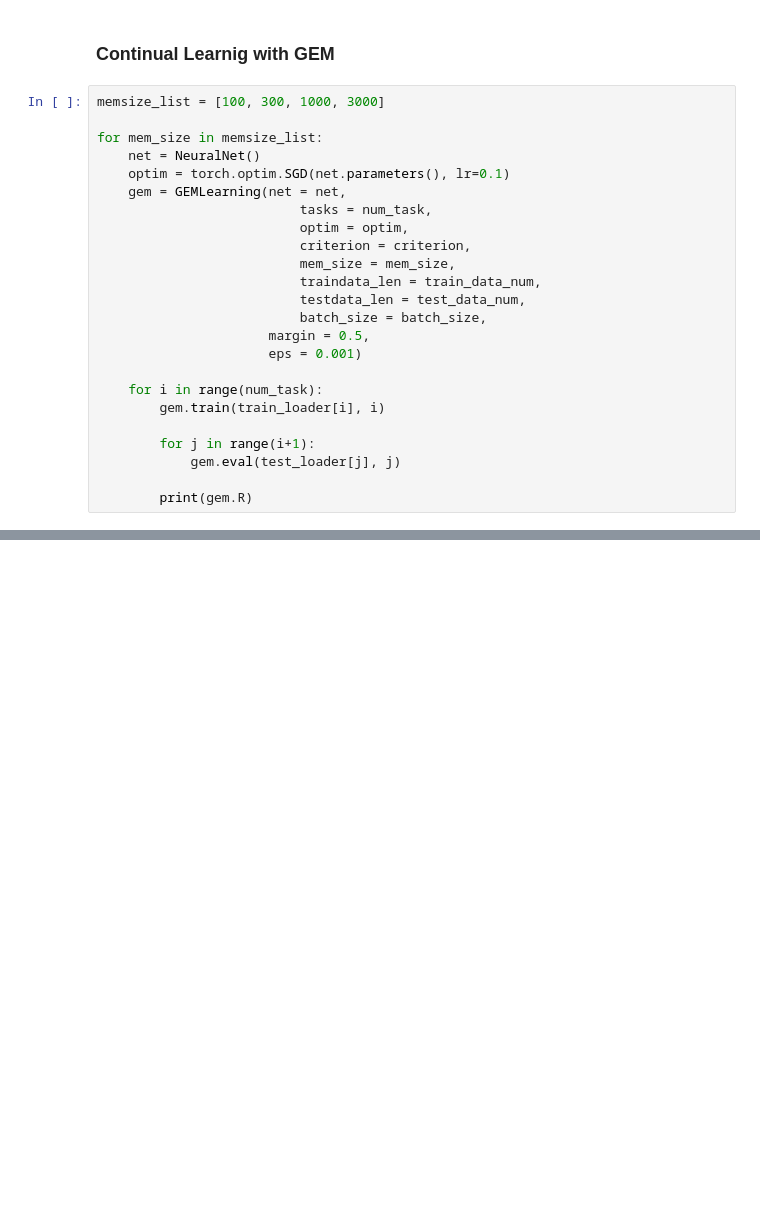
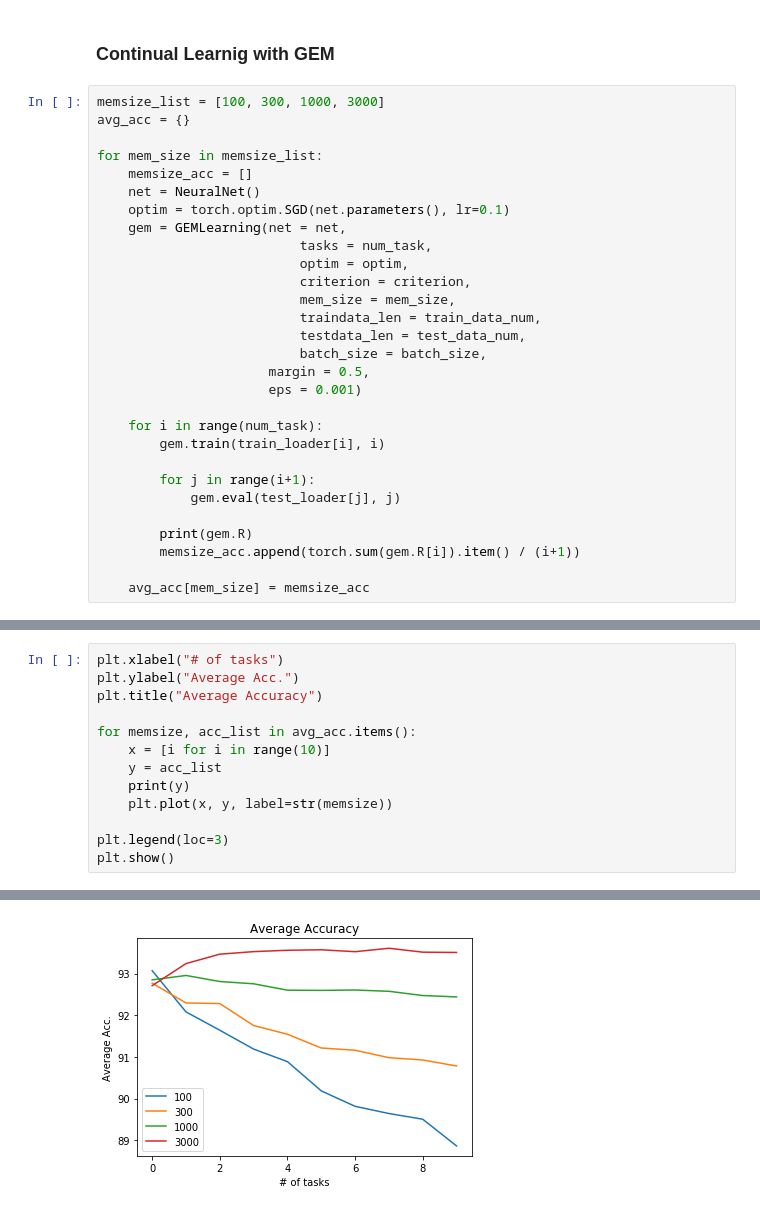
Before and after one commit to hursung1/GradientEpisodicMemory, a Jupyter notebook: MNIST_GEM.ipynb, the cells around one changed output, grey strips where cells are left out. Saved outputs shown, nothing was run; the diff lists cells and outputs as text; blank space fills up the shorter version.

Commit message:
Average Acc plot added

```diff
--- a/MNIST_GEM.ipynb
+++ b/MNIST_GEM.ipynb
@@ -113,8 +113,10 @@ class NeuralNet(torch.nn.Module):
 ### Continual Learnig with GEM
 # %%
 memsize_list = [100, 300, 1000, 3000]
+avg_acc = {}
 
 for mem_size in memsize_list:
+    memsize_acc = []
     net = NeuralNet()
     optim = torch.optim.SGD(net.parameters(), lr=0.1)
     gem = GEMLearning(net = net,
@@ -135,3 +137,6 @@ for mem_size in memsize_list:
             gem.eval(test_loader[j], j)
 
         print(gem.R)
+        memsize_acc.append(torch.sum(gem.R[i]).item() / (i+1))
+
+    avg_acc[mem_size] = memsize_acc
@@ -137,0 +188,14 @@ for mem_size in memsize_list:
+# %%
+plt.xlabel("# of tasks")
+plt.ylabel("Average Acc.")
+plt.title("Average Accuracy")
+
+for memsize, acc_list in avg_acc.items():
+    x = [i for i in range(10)]
+    y = acc_list
+    print(y)
+    plt.plot(x, y, label=str(memsize))
+
+plt.legend(loc=3)
+plt.show()
+# %% [output]
@@ -137,0 +206 @@ for mem_size in memsize_list:
+[figure, added]
```
Also changed, not shown: parts of 2 cells of this notebook.
